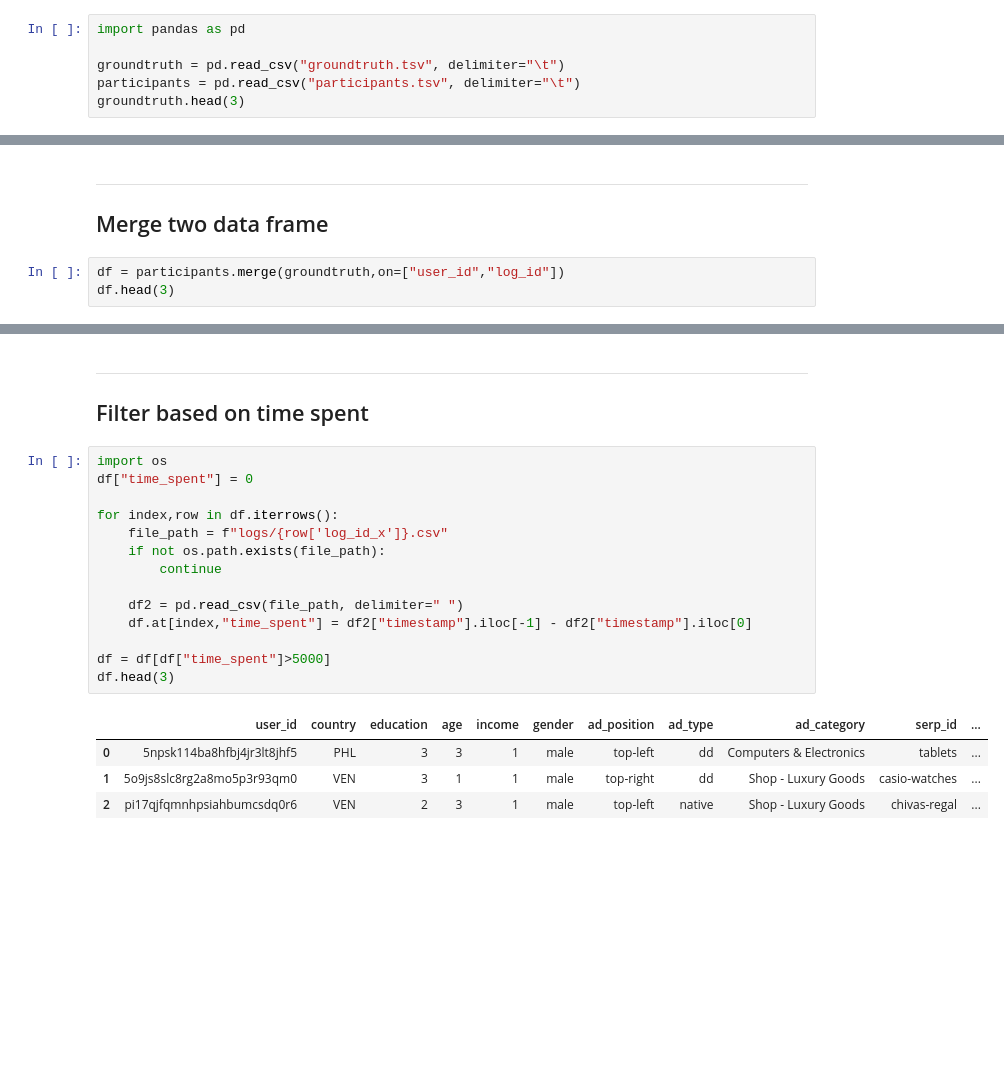
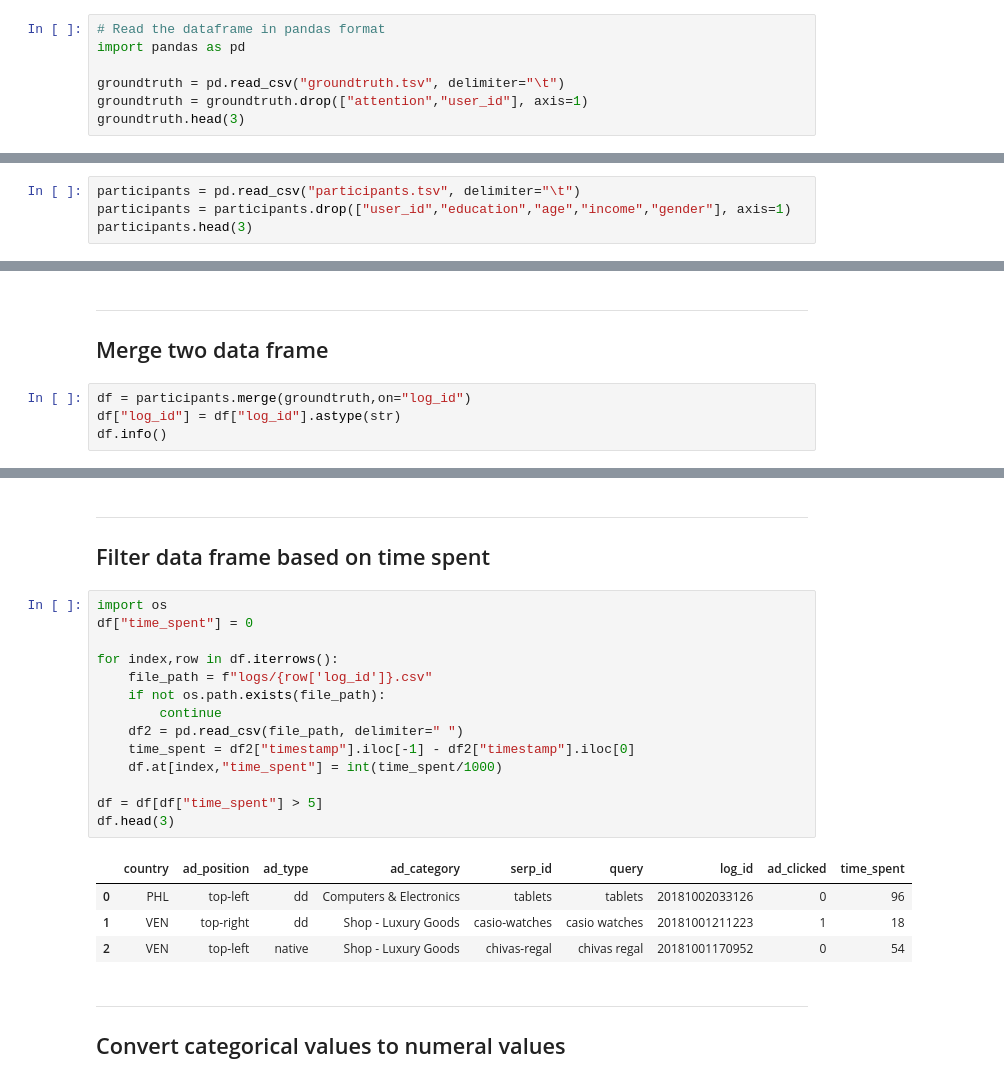
Before and after one commit to autoplug/IBS-class, a Jupyter notebook: forth semester/project2/main.ipynb, the cells around one changed output, grey strips where cells are left out. Cells and saved outputs as stored; diff of their text form; blank space fills up the shorter version.

```diff
--- a/forth semester/project2/main.ipynb
+++ b/forth semester/project2/main.ipynb
@@ -6,7 +8,8 @@
 # %%
+# Read the dataframe in pandas format
 import pandas as pd
 
 groundtruth = pd.read_csv("groundtruth.tsv", delimiter="\t")
-participants = pd.read_csv("participants.tsv", delimiter="\t")
+groundtruth = groundtruth.drop(["attention","user_id"], axis=1)
 groundtruth.head(3)
 # %% [output]
@@ -23,0 +20,4 @@ participants.head(3)
+# %%
+participants = pd.read_csv("participants.tsv", delimiter="\t")
+participants = participants.drop(["user_id","education","age","income","gender"], axis=1)
+participants.head(3)
@@ -25,6 +30,7 @@ participants.head(3)
 ---
 ## Merge two data frame
 # %%
-df = participants.merge(groundtruth,on=["user_id","log_id"])
-df.head(3)
+df = participants.merge(groundtruth,on="log_id")
+df["log_id"] = df["log_id"].astype(str)
+df.info()
 # %% [output]
@@ -35,22 +66,25 @@ df.head(3)
 # %% [markdown]
 ---
-## Filter based on time spent
+## Filter data frame based on time spent
 # %%
 import os
 df["time_spent"] = 0
 
 for index,row in df.iterrows():
-    file_path = f"logs/{row['log_id_x']}.csv"
+    file_path = f"logs/{row['log_id']}.csv"
     if not os.path.exists(file_path):
         continue
+    df2 = pd.read_csv(file_path, delimiter=" ")
+    time_spent = df2["timestamp"].iloc[-1] - df2["timestamp"].iloc[0]
+    df.at[index,"time_spent"] = int(time_spent/1000)
 
-    df2 = pd.read_csv(file_path, delimiter=" ")
-    df.at[index,"time_spent"] = df2["timestamp"].iloc[-1] - df2["timestamp"].iloc[0]
-
-df = df[df["time_spent"]>5000]
+df = df[df["time_spent"] > 5]
 df.head(3)
 # %% [output]
-|  | user_id | country | education | age | income | gender | ad_position | ad_type | ad_category | serp_id | ... |
-| 0 | 5npsk114ba8hfbj4jr3lt8jhf5 | PHL | 3 | 3 | 1 | male | top-left | dd | Computers & Electronics | tablets | ... |
-| 1 | 5o9js8slc8rg2a8mo5p3r93qm0 | VEN | 3 | 1 | 1 | male | top-right | dd | Shop - Luxury Goods | casio-watches | ... |
-| 2 | pi17qjfqmnhpsiahbumcsdq0r6 | VEN | 2 | 3 | 1 | male | top-left | native | Shop - Luxury Goods | chivas-regal | ... |
+|  | country | ad_position | ad_type | ad_category | serp_id | query | log_id | ad_clicked | time_spent |
+| 0 | PHL | top-left | dd | Computers & Electronics | tablets | tablets | 20181002033126 | 0 | 96 |
+| 1 | VEN | top-right | dd | Shop - Luxury Goods | casio-watches | casio watches | 20181001211223 | 1 | 18 |
+| 2 | VEN | top-left | native | Shop - Luxury Goods | chivas-regal | chivas regal | 20181001170952 | 0 | 54 |
+# %% [markdown]
+---
+## Convert categorical values to numeral values
```
Also changed, not shown: parts of 31 cells of this notebook, 7 other files.
